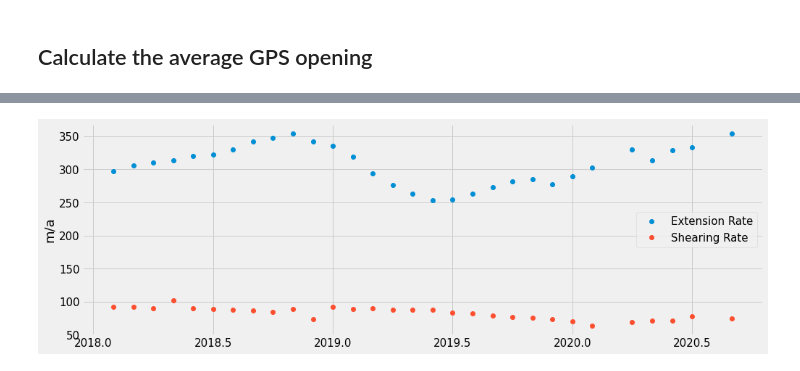
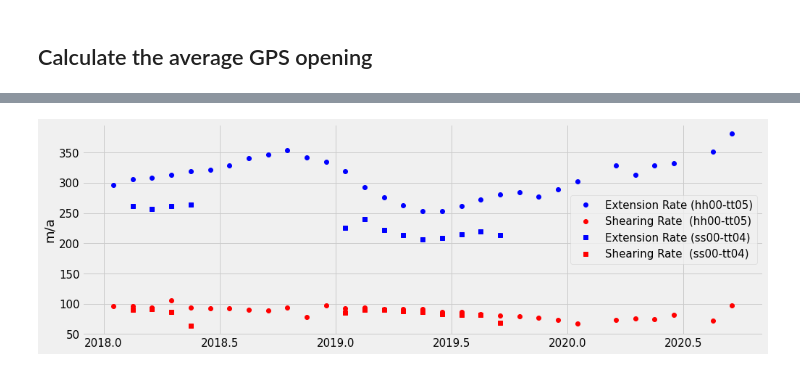
Before and after one commit to bradlipovsky/antarctic-rift-catalog, a Jupyter notebook: analyze_rift_measurements_brunt.ipynb, the cells around one changed output, grey strips where cells are left out. Saved outputs shown, nothing was run; the diff lists cells and outputs as text; code cells hidden in the pictures.

```diff
--- a/analyze_rift_measurements_brunt.ipynb
+++ b/analyze_rift_measurements_brunt.ipynb
@@ -150,0 +119,5 @@ display(rift_obs)
+# %%
+halloween_obs = rift_obs[rift_obs.within(poly)]
+
+#with open('/home/ram21/notebooks/brunt-is2-rifts/brunt_detector_improvements_halloween.pickle', 'wb') as handle:
+#    pickle.dump(halloween_obs, handle, protocol=pickle.HIGHEST_PROTOCOL)
@@ -263,16 +364,17 @@ See the caveats in the documentation: https://pandas.pydata.org/pandas-docs/stab
 ## Perform advection correction
 At each time-step: 1) add new observations, 2) advect old observations, 3) merge observations if they are close enough
 # %%
-time_vector = np.sort(np.unique(ho.time))
+time_vector = np.sort(np.unique(halloween_obs_merged.time))
 time_diff = np.diff(time_vector)
 list_of_state_vectors = []
 min_seperation_threshold = 0
 seperation_list = []
 state_vector = pd.DataFrame({'x':np.array([]),'y':np.array([]),'w':np.array([]),
-                             't':np.array([]),'a':np.array([])})
+                             't':np.array([]),'a':np.array([]),'aw':np.array([]),
+                             'anibw':np.array([]),'rgtr':np.array([])})
 
 for i,t in enumerate(time_vector):
-    new_obs = ho[ho['time']==t]
+    new_obs = halloween_obs_merged[halloween_obs_merged['time']==t]
     if i>0:
         dt = time_diff[i-1].total_seconds()/86400/365.25 # time step in years
     else:
@@ -310,12 +412,15 @@ for i,t in enumerate(time_vector):
         state_vector['x'] = state_vector['x'] + dt * vx_new
         state_vector['y'] = state_vector['y'] + dt * vy_new
         state_vector['w'] = state_vector['w']* (1 + dt * dw )
+        state_vector['aw'] = state_vector['aw']* (1 + dt * dw )
+        state_vector['anibw'] = state_vector['anibw']* (1 + dt * dw )
 
 
     # Add new observations
     add_this = new_obs.rename(columns={"x-centroid": "x", "y-centroid": "y", "width": "w",
-                                       "time": "t", "rift-angle-xy": "a"})
-    state_vector = state_vector.append( add_this[["x", "y", "w", "t","a","h"]] )
+                                       "time": "t", "rift-angle-xy": "a", "actual-width": "aw",
+                                       "actual-non-iceberg-width": "anibw", "rgt": "rgtr"})
+    state_vector = state_vector.append( add_this[["x", "y", "w", "t","a","aw","anibw","rgtr"]] )
     list_of_state_vectors.append(pd.DataFrame(state_vector))
 # %% [output]
 0. Found 1 new observations at time 2018-10-16 17:43:10.150777+00:00 with dt=inf
@@ -490,38 +738,67 @@ Relative motion with hh00, ss00, tt04, and tt05:
 # %%
-# What do the GPS data look like?
+# Load these now so that we can plot the GPS locations on the map
+gps = pd.read_csv(dataset_path + 'bas_marsh_monthly_halloween.csv')
 
-t = gps.YYYY.values + gps.MM.values / 12
 hh00_u = np.array(gps.PSU[ gps.Site=='HH00' ])
 hh00_v = np.array(gps.PSV[ gps.Site=='HH00' ])
 tt05_u = np.array(gps.PSU[ gps.Site=='TT05' ])
 tt05_v = np.array(gps.PSV[ gps.Site=='TT05' ])
 ss00_u = np.array(gps.PSU[ gps.Site=='SS00' ])
 ss00_v = np.array(gps.PSV[ gps.Site=='SS00' ])
 tt04_u = np.array(gps.PSU[ gps.Site=='TT04' ])
 tt04_v = np.array(gps.PSV[ gps.Site=='TT04' ])
 
-#
+# throw away a value from tt05_u/v/t
+tt05_t_crop = np.delete(tt05_t,[29])
+tt05_u_crop = np.delete(tt05_u,[29])
+tt05_v_crop = np.delete(tt05_v,[29])
+
+# throw away values from ss00/tt04
+ss00_t_crop = np.delete(ss00_t,[4,5,6,7,17])
+ss00_u_crop = np.delete(ss00_u,[4,5,6,7,17])
+ss00_v_crop = np.delete(ss00_v,[4,5,6,7,17])
+tt04_t_crop = np.delete(tt04_t,[0,5,6,16,17,18,19,20,21,22,23,24,25,26])
+tt04_u_crop = np.delete(tt04_u,[0,5,6,16,17,18,19,20,21,22,23,24,25,26])
+tt04_v_crop = np.delete(tt04_v,[0,5,6,16,17,18,19,20,21,22,23,24,25,26])
+
 # Rotate into rift-coordinates
-#
+v1 = np.dot(rot, np.array([hh00_u,hh00_v]))
+v2 = np.dot(rot, np.array([tt05_u_crop,tt05_v_crop]))
+v3 = np.dot(rot, np.array([ss00_u_crop,ss00_v_crop]))
+v4 = np.dot(rot, np.array([tt04_u_crop,tt04_v_crop]))
 
-
-v1 = np.dot(rot, np.array([hh00_u,hh00_v])[:,0:30])
-v2 = np.dot(rot, np.array([tt05_u,tt05_v])[:,0:30])
-v3 = np.dot(rot, np.array([ss00_u,ss00_v])[:,0:30])
-v4 = np.dot(rot, np.array([tt04_u,tt04_v])[:,0:30])
-
-# relative_motion = (v1+v3)/2-(v2+v4)/2
 relative_motion = (v1-v2)*365
+relative_motion_ss00_tt04 = (v3-v4)*365
+#relative_motion_all = (((v1+v3)/2)-((v2+v4)/2))*365
 
 plt.subplots(figsize=(15,5))
-plt.plot(t[0:30],relative_motion[1,:],'o',label='Extension Rate')
-plt.plot(t[0:30],-relative_motion[0,:],'o',label='Shearing Rate')
+plt.plot(hh00_t,relative_motion[1,:],'o',c='b',label= 'Extension Rate (hh00-tt05)')
+plt.plot(hh00_t,-relative_motion[0,:],'o',c='r',label='Shearing Rate  (hh00-tt05)')
+plt.plot(ss00_t_crop,relative_motion_ss00_tt04[1,:],'s',c='b',label= 'Extension Rate (ss00-tt04)')
+plt.plot(ss00_t_crop,-relative_motion_ss00_tt04[0,:],'s',c='r',label='Shearing Rate  (ss00-tt04)')
 plt.legend()
 plt.ylabel('m/a')
 
+#plt.savefig('./analyze_annual_gps.png', dpi=300, bbox_inches='tight')
 plt.show()
 
-print(np.mean(relative_motion[0,:]))
-print(np.mean(relative_motion[1,:]))
+print("between hh00 and tt05")
+print("Mean extension rate: "+str(round(np.mean(relative_motion[1,:]),2))+" m/a")
+print("Mean shearing rate: "+str(round(np.mean(relative_motion[0,:]),2))+" m/a")
+print("between ss00 and tt04")
+print("Mean extension rate: "+str(round(np.mean(relative_motion_ss00_tt04[1,:]),2))+" m/a")
+print("Mean shearing rate: "+str(round(np.mean(relative_motion_ss00_tt04[0,:]),2))+" m/a")
+print("Mean extension rate (hh00-tt05) 2018: "+str(round(np.mean(relative_motion[1,:][0:12]),2))+" m/a")
+print("Mean extension rate (hh00-tt05) 2019: "+str(round(np.mean(relative_motion[1,:][12:24]),2))+" m/a")
+print("Mean extension rate (hh00-tt05) 2020: "+str(round(np.mean(relative_motion[1,:][24:30]),2))+" m/a")
+print("Mean extension rate (ss00-tt04) 2018: "+str(round(np.mean(relative_motion_ss00_tt04[1,:][0:4]),2))+" m/a")
+print("Mean extension rate (ss00-tt04) 2019: "+str(round(np.mean(relative_motion_ss00_tt04[1,:][4:13]),2))+" m/a")
+
+print("Mean extension rate (all) 2018: "+str(round(np.mean([round(np.mean(relative_motion[1,:][0:12]),2),round(np.mean(relative_motion_ss00_tt04[1,:][0:4]),2)]),2))+" m/a")
+print("Mean extension rate (all) 2019: "+str(round(np.mean([round(np.mean(relative_motion[1,:][12:24]),2),round(np.mean(relative_motion_ss00_tt04[1,:][4:13]),2)]),2))+" m/a")
+
+#factor to convert hh00-tt05 opening to all opening = 0.9
+
+print("Mean extension rate (all) 2020: "+str(round(0.9*np.mean(relative_motion[1,:][0:12]),2))+" m/a")
 # %% [output]
-[figure, old version]
+[figure, new version]
```
Also changed, not shown: parts of 45 cells of this notebook.
